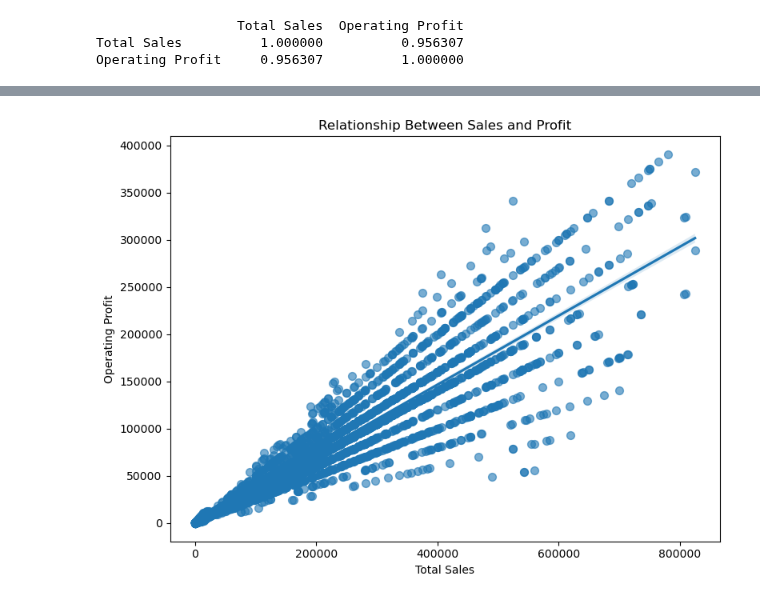
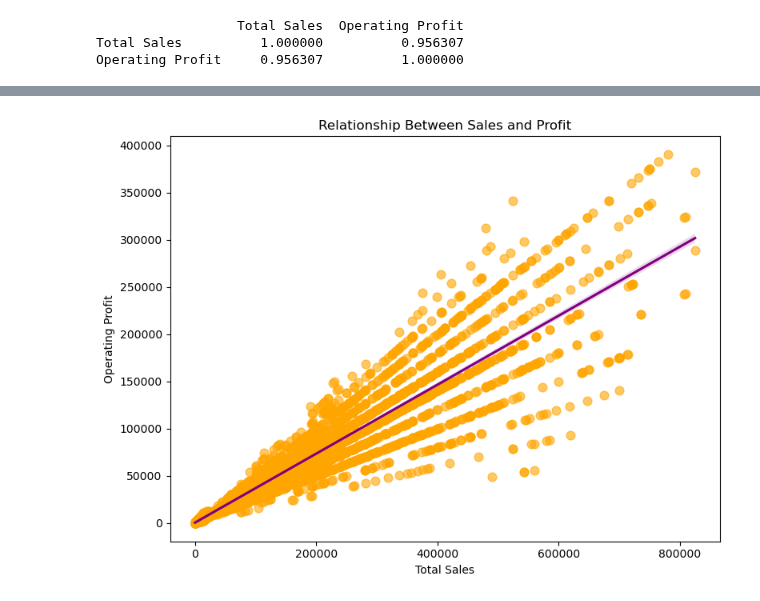
Before and after one commit to Lenmbugua/Analytics-Practice-Datasets, a Jupyter notebook: Adidas US sales Dataset.ipynb, the cells around one changed output, grey strips where cells are left out. Drawn from its saved outputs; the diff is of its cells as text; code cells hidden in the pictures.

```diff
--- a/Adidas US sales Dataset.ipynb
+++ b/Adidas US sales Dataset.ipynb
@@ -233,14 +233,15 @@ plt.show()
 # %%
 #Representing the corelation using a scatter plot
-import matplotlib.pyplot as plt
-import seaborn as sns
-
 plt.figure(figsize=(8,6))
-sns.regplot(x='Total Sales', y='Operating Profit', data=df, scatter_kws={'s':50, 'alpha':0.6})
+sns.regplot(x='Total Sales',
+            y='Operating Profit',
+            data=df,
+            scatter_kws={'color': 'orange', 's': 60, 'alpha': 0.6},  # dot color
+            line_kws={'color': 'purple'})                            # regression line color
 plt.title('Relationship Between Sales and Profit')
 plt.xlabel('Total Sales')
 plt.ylabel('Operating Profit')
 plt.tight_layout()
 plt.show()
 # %% [output]
-[figure, old version]
+[figure, new version]
```
Also changed, not shown: parts of 1 cell of this notebook.
